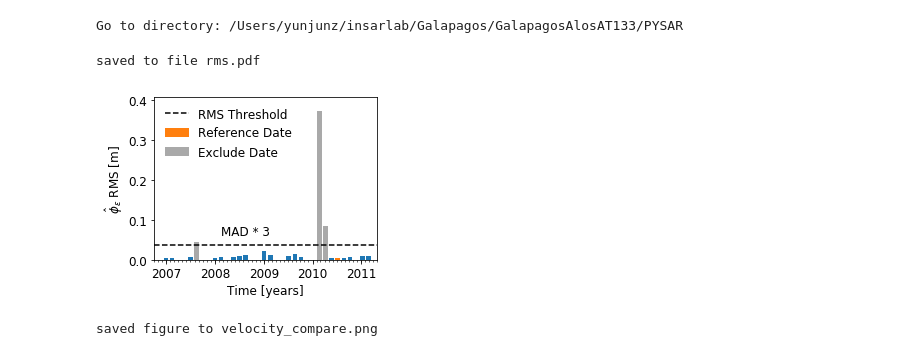
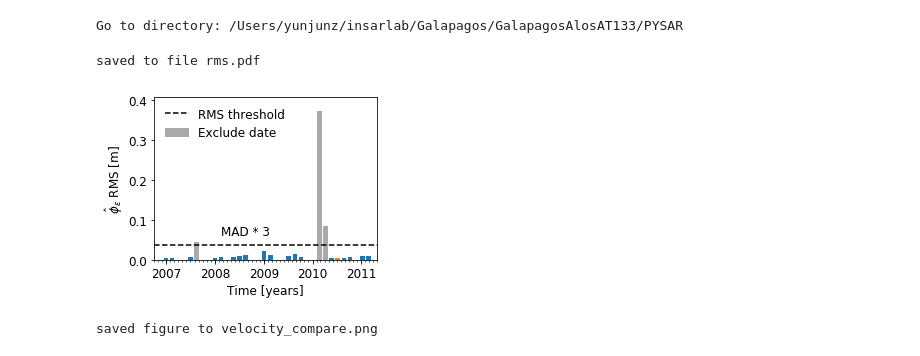
Before and after one commit to geodesymiami/Yunjun_et_al-2019-MintPy, a Jupyter notebook: Fig_10_noisy_sar_acquisition.ipynb, the cells around one changed output. Cells and saved outputs as stored; diff of their text form; code cells hidden in the pictures.

```diff
--- a/Fig_10_noisy_sar_acquisition.ipynb
+++ b/Fig_10_noisy_sar_acquisition.ipynb
@@ -23,25 +23,28 @@ Go to directory: /Users/yunjunz/insarlab/Galapagos/GalapagosAlosAT133/PYSAR
 # %%
 ## Fig. 10a RMS time-series
 
 # read data
 rms_file = 'rms_timeseriesResidual_ramp.txt'
 fc = np.loadtxt(rms_file, dtype=bytes).astype(str)
 rms_list = fc[:, 1].astype(np.float).tolist()
 date_list = list(fc[:, 0])
 
 # plot
 fig, ax = plt.subplots(figsize=[4,3])
-ax = plot_rms_bar(ax, date_list, rms_list, legend_loc='upper left', disp_side_plot=False, disp_thres_text=False, ylabel=r'$\hat \phi_\epsilon$ RMS [m]')
+ax = plot_rms_bar(ax, date_list, rms_list, disp_legend=False, disp_side_plot=False, disp_thres_text=False, ylabel=r'$\hat \phi_\epsilon$ RMS [m]')
 ax.tick_params(which='both', direction='out', labelsize=font_size, bottom=True, top=False, left=True, right=False)
 ax.annotate('MAD * 3', xy=(0.3, 0.15), color='k', xycoords='axes fraction', fontsize=font_size)
+# legend
+handles, labels = ax.get_legend_handles_labels()
+ax.legend([handles[0], handles[2]], [labels[0], labels[2]], frameon=False, fontsize=font_size)
 
 out_file = 'rms.pdf'
 plt.savefig(out_file, bbox_inches='tight', transparent=True, dpi=fig_dpi)
 print('saved to file', out_file)
 plt.show()
 # %% [output]
 saved to file rms.pdf
-[figure, old version]
+[figure, new version]
 # %%
 ## Fig. 10b-c: Estimated Velocity with/without noisy SAR acquisitions
 
```
Also changed, not shown: 1 other file.
